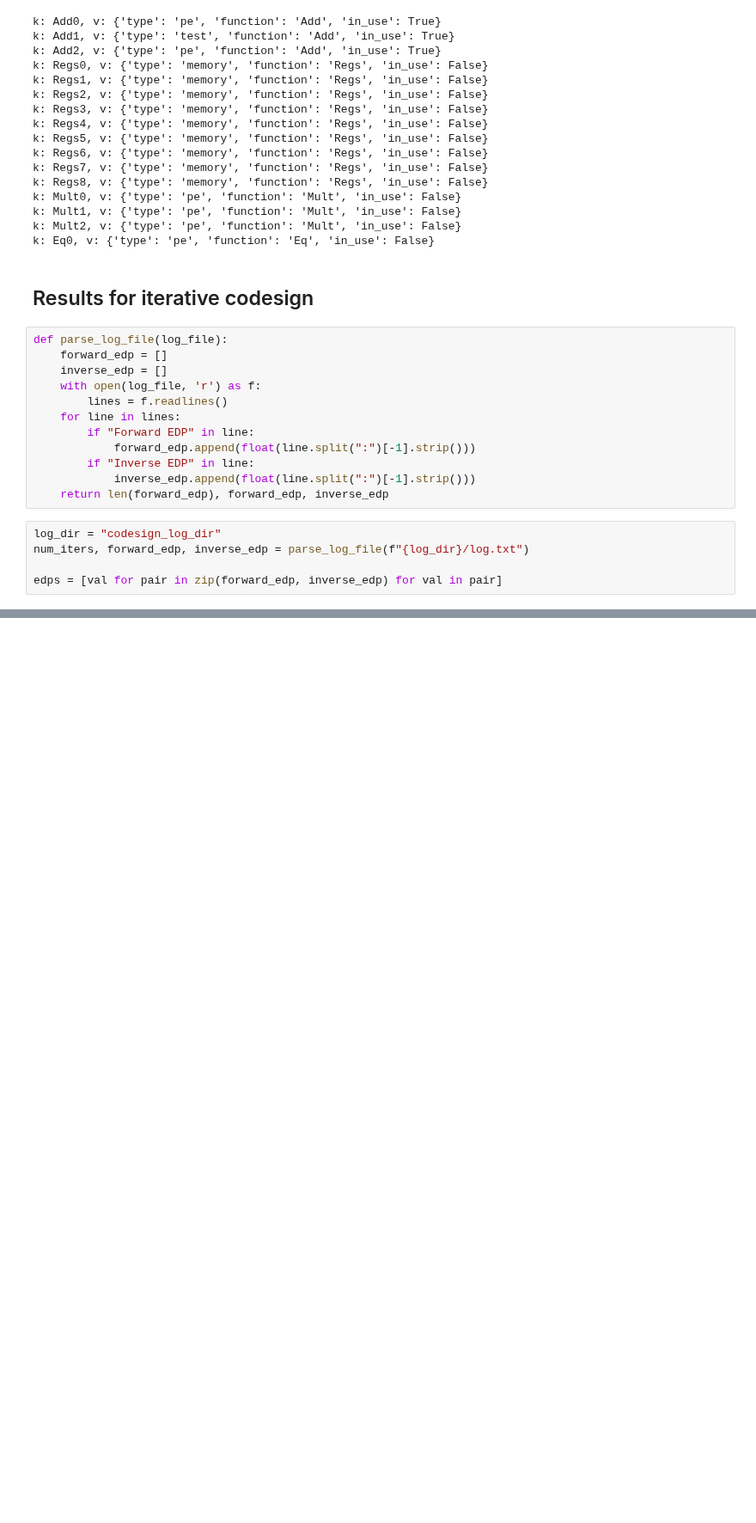
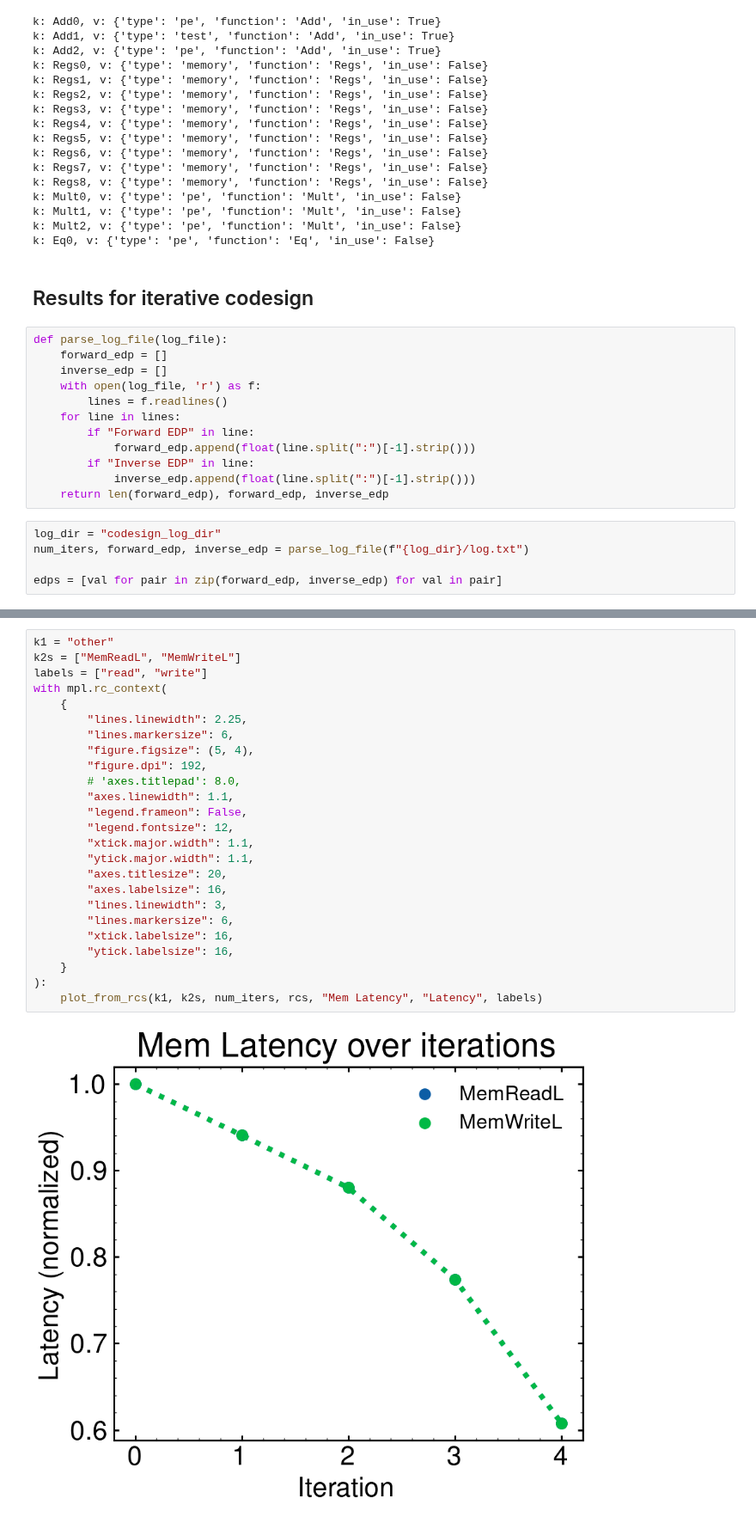
Before and after one commit to tathagatasrimani/codesign, a Jupyter notebook: src/vamshi_misc_tests.ipynb, the cells around one changed output, grey strips where cells are left out. Shown at 86% size. Cells and saved outputs as stored; diff of their text form; blank space fills up the shorter version.

```diff
--- a/src/vamshi_misc_tests.ipynb
+++ b/src/vamshi_misc_tests.ipynb
@@ -1389,0 +1503,27 @@ with mpl.rc_context({'lines.linewidth' : 2.25,
+# %%
+k1 = "other"
+k2s = ["MemReadL", "MemWriteL"]
+labels = ["read", "write"]
+with mpl.rc_context(
+    {
+        "lines.linewidth": 2.25,
+        "lines.markersize": 6,
+        "figure.figsize": (5, 4),
+        "figure.dpi": 192,
+        # 'axes.titlepad': 8.0,
+        "axes.linewidth": 1.1,
+        "legend.frameon": False,
+        "legend.fontsize": 12,
+        "xtick.major.width": 1.1,
+        "ytick.major.width": 1.1,
+        "axes.titlesize": 20,
+        "axes.labelsize": 16,
+        "lines.linewidth": 3,
+        "lines.markersize": 6,
+        "xtick.labelsize": 16,
+        "ytick.labelsize": 16,
+    }
+):
+    plot_from_rcs(k1, k2s, num_iters, rcs, "Mem Latency", "Latency", labels)
+# %% [output]
+[figure, added]
```
Also changed, not shown: parts of 9 cells of this notebook, 1 other file.
